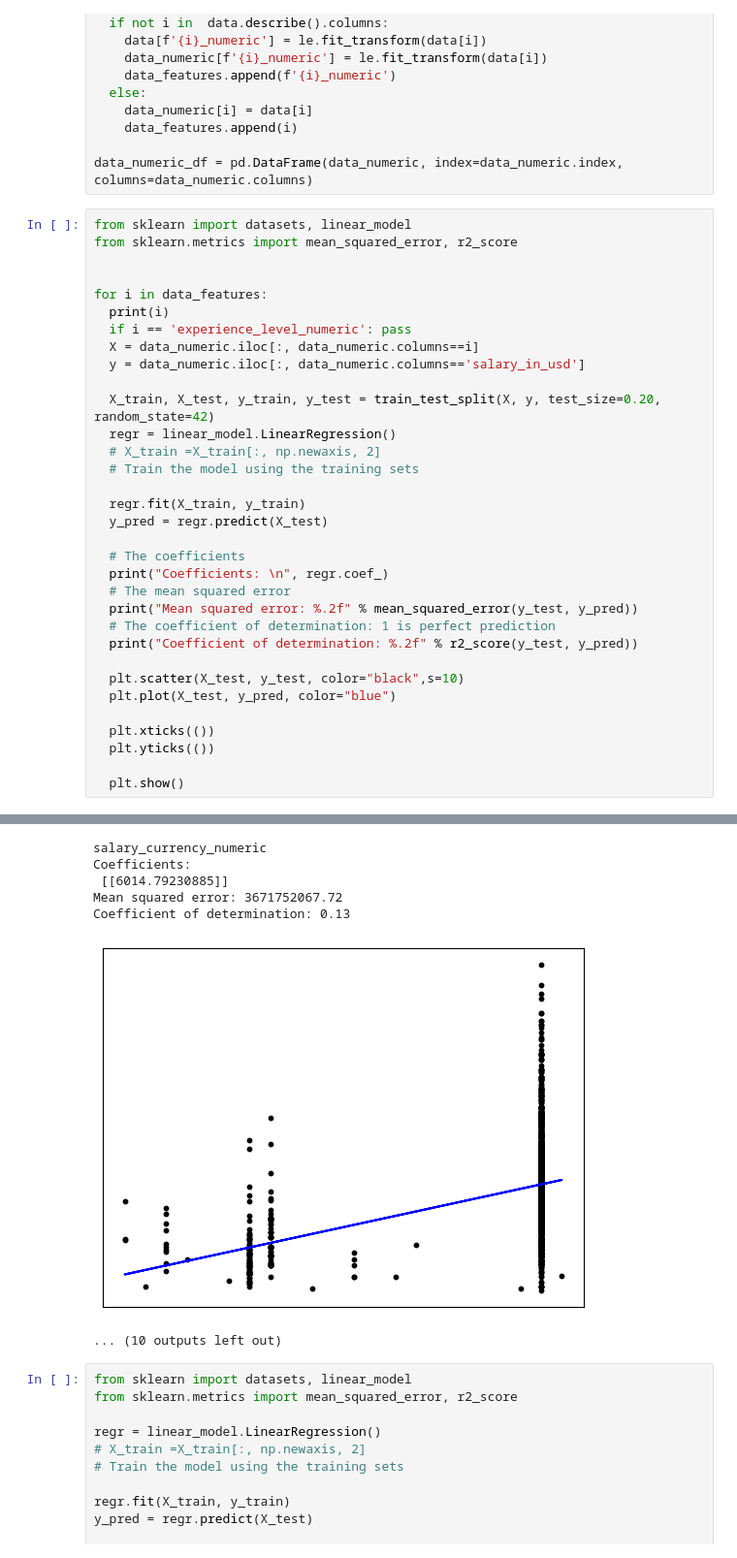
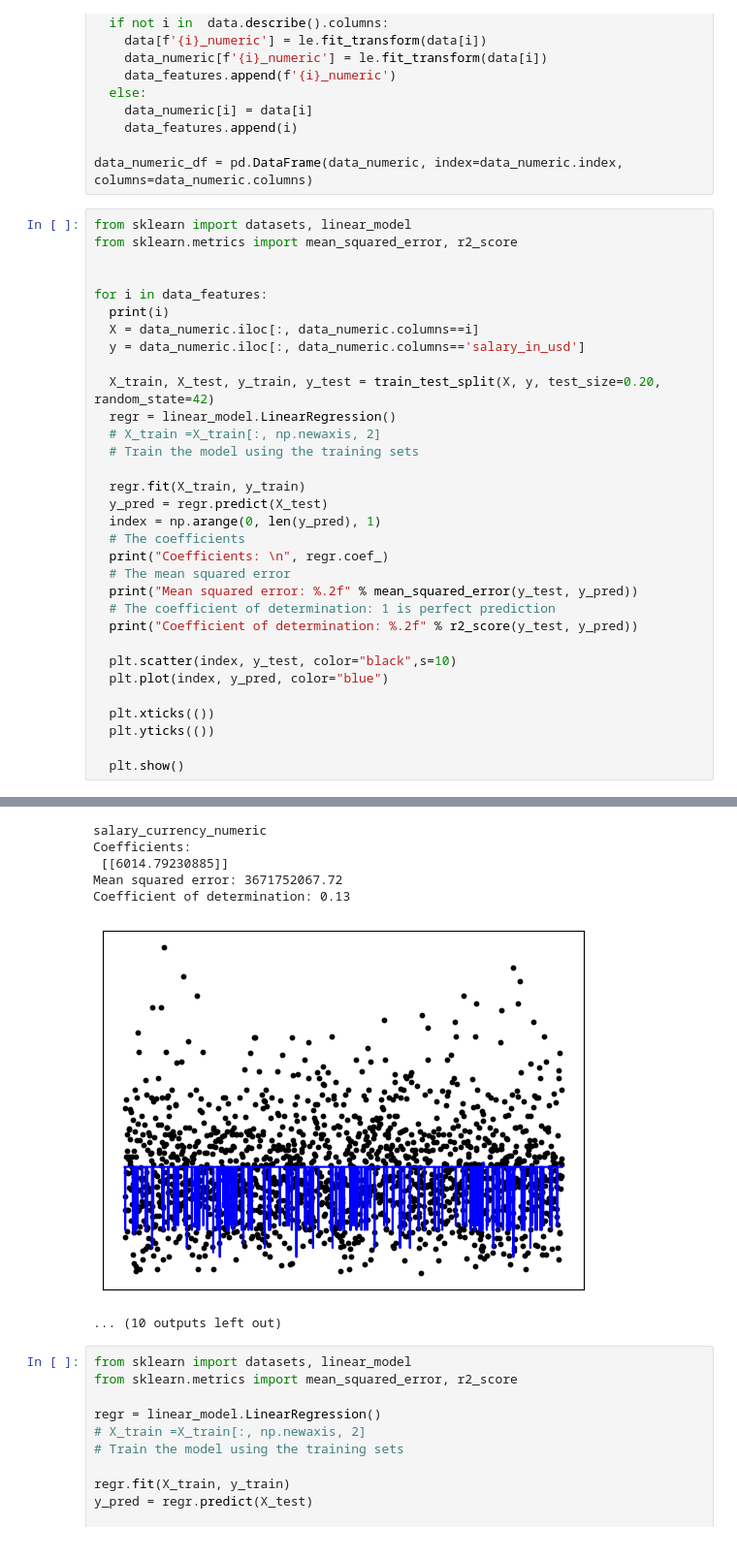
Before and after one commit to egecans/Data-Related-Jobs-Salaries-Analysis, a Jupyter notebook: lineerRegression.ipynb, the cells around one changed output, grey strips where cells are left out. Shown at 97% size. Saved outputs shown, nothing was run; the diff lists cells and outputs as text.

```diff
--- a/lineerRegression.ipynb
+++ b/lineerRegression.ipynb
@@ -29,7 +29,6 @@ from sklearn.metrics import mean_squared_error, r2_score
 
 for i in data_features:
   print(i)
-  if i == 'experience_level_numeric': pass
   X = data_numeric.iloc[:, data_numeric.columns==i]
   y = data_numeric.iloc[:, data_numeric.columns=='salary_in_usd']
 
@@ -40,7 +39,7 @@ for i in data_features:
 
   regr.fit(X_train, y_train)
   y_pred = regr.predict(X_test)
-
+  index = np.arange(0, len(y_pred), 1)
   # The coefficients
   print("Coefficients: \n", regr.coef_)
   # The mean squared error
@@ -48,8 +47,8 @@ for i in data_features:
   # The coefficient of determination: 1 is perfect prediction
   print("Coefficient of determination: %.2f" % r2_score(y_test, y_pred))
 
-  plt.scatter(X_test, y_test, color="black",s=10)
-  plt.plot(X_test, y_pred, color="blue")
+  plt.scatter(index, y_test, color="black",s=10)
+  plt.plot(index, y_pred, color="blue")
 
   plt.xticks(())
   plt.yticks(())
@@ -89,9 +88,9 @@ Coefficient of determination: 0.00
 salary_currency_numeric
 Coefficients:
  [[6014.79230885]]
 Mean squared error: 3671752067.72
 Coefficient of determination: 0.13
-[figure, old version]
+[figure, new version]
 ... (10 outputs left out)
 # %%
 from sklearn import datasets, linear_model
```
Also changed, not shown: parts of 1 cell of this notebook, 3 other files.
